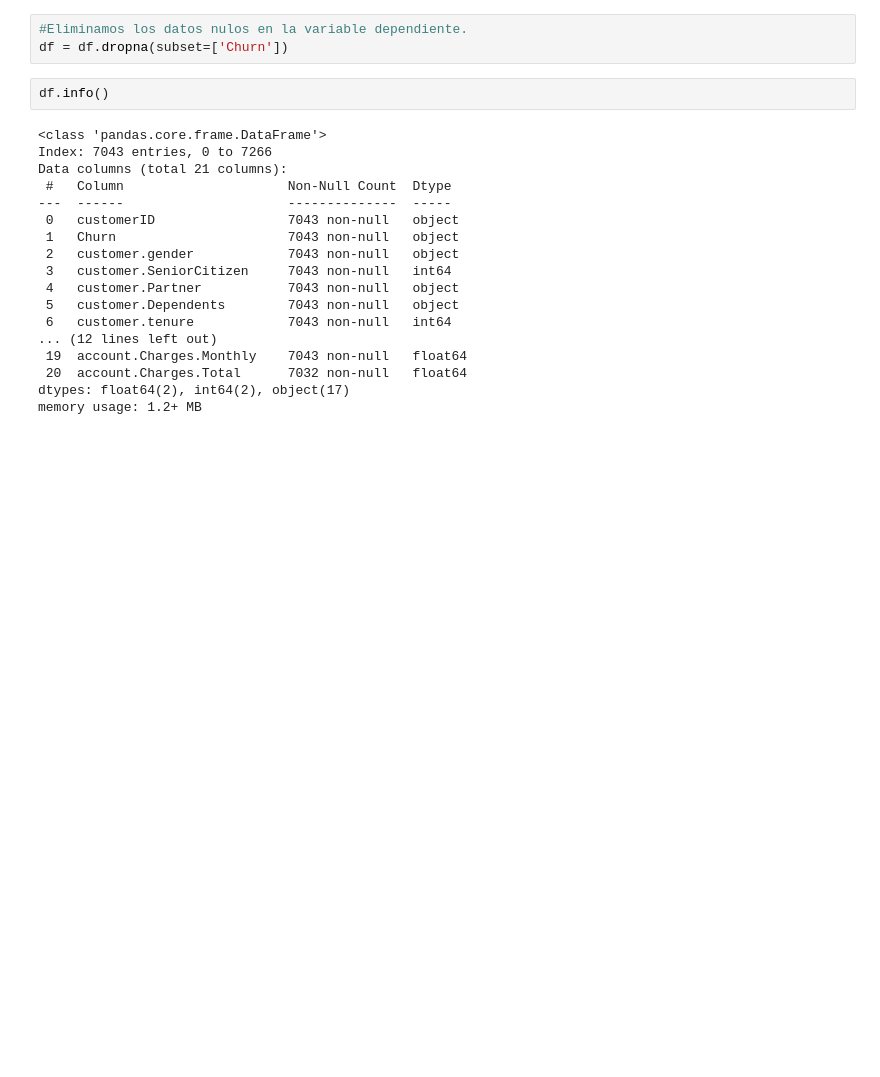
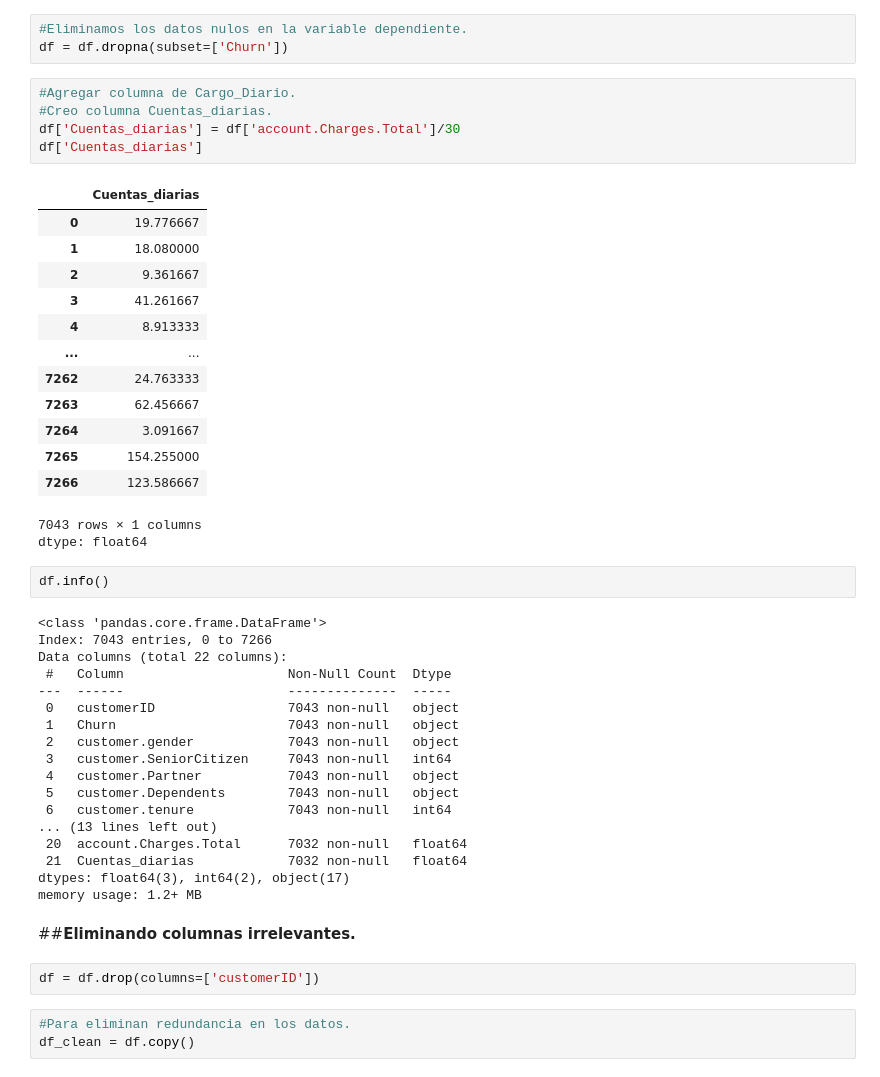
Before and after one commit to EuniceGarcia503/Challenge3_TelecomX_LATAM_parte_II, a Jupyter notebook: Challenge_TelecomX_parte_II.ipynb, the cells around one changed output. Cells and saved outputs as stored; diff of their text form; blank space fills up the shorter version.

```diff
--- a/Challenge_TelecomX_parte_II.ipynb
+++ b/Challenge_TelecomX_parte_II.ipynb
@@ -122,12 +126,32 @@ dtype: int64
 # %%
 #Eliminamos los datos nulos en la variable dependiente.
 df = df.dropna(subset=['Churn'])
+# %%
+#Agregar columna de Cargo_Diario.
+#Creo columna Cuentas_diarias.
+df['Cuentas_diarias'] = df['account.Charges.Total']/30
+df['Cuentas_diarias']
+# %% [output]
+|  | Cuentas_diarias |
+| 0 | 19.776667 |
+| 1 | 18.080000 |
+| 2 | 9.361667 |
+| 3 | 41.261667 |
+| 4 | 8.913333 |
+| ... | ... |
+| 7262 | 24.763333 |
+| 7263 | 62.456667 |
+| 7264 | 3.091667 |
+| 7265 | 154.255000 |
+| 7266 | 123.586667 |
+7043 rows × 1 columns
+dtype: float64
 # %%
 df.info()
 # %% [output]
 <class 'pandas.core.frame.DataFrame'>
 Index: 7043 entries, 0 to 7266
-Data columns (total 21 columns):
+Data columns (total 22 columns):
  #   Column                     Non-Null Count  Dtype
 ---  ------                     --------------  -----
  0   customerID                 7043 non-null   object
@@ -137,8 +161,15 @@ Data columns (total 21 columns):
  4   customer.Partner           7043 non-null   object
  5   customer.Dependents        7043 non-null   object
  6   customer.tenure            7043 non-null   int64
-... (12 lines left out)
- 19  account.Charges.Monthly    7043 non-null   float64
+... (13 lines left out)
  20  account.Charges.Total      7032 non-null   float64
-dtypes: float64(2), int64(2), object(17)
+ 21  Cuentas_diarias            7032 non-null   float64
+dtypes: float64(3), int64(2), object(17)
 memory usage: 1.2+ MB
+# %% [markdown]
+##**Eliminando columnas irrelevantes.**
+# %%
+df = df.drop(columns=['customerID'])
+# %%
+#Para eliminan redundancia en los datos.
+df_clean = df.copy()
```
Also changed, not shown: parts of 17 cells of this notebook.
